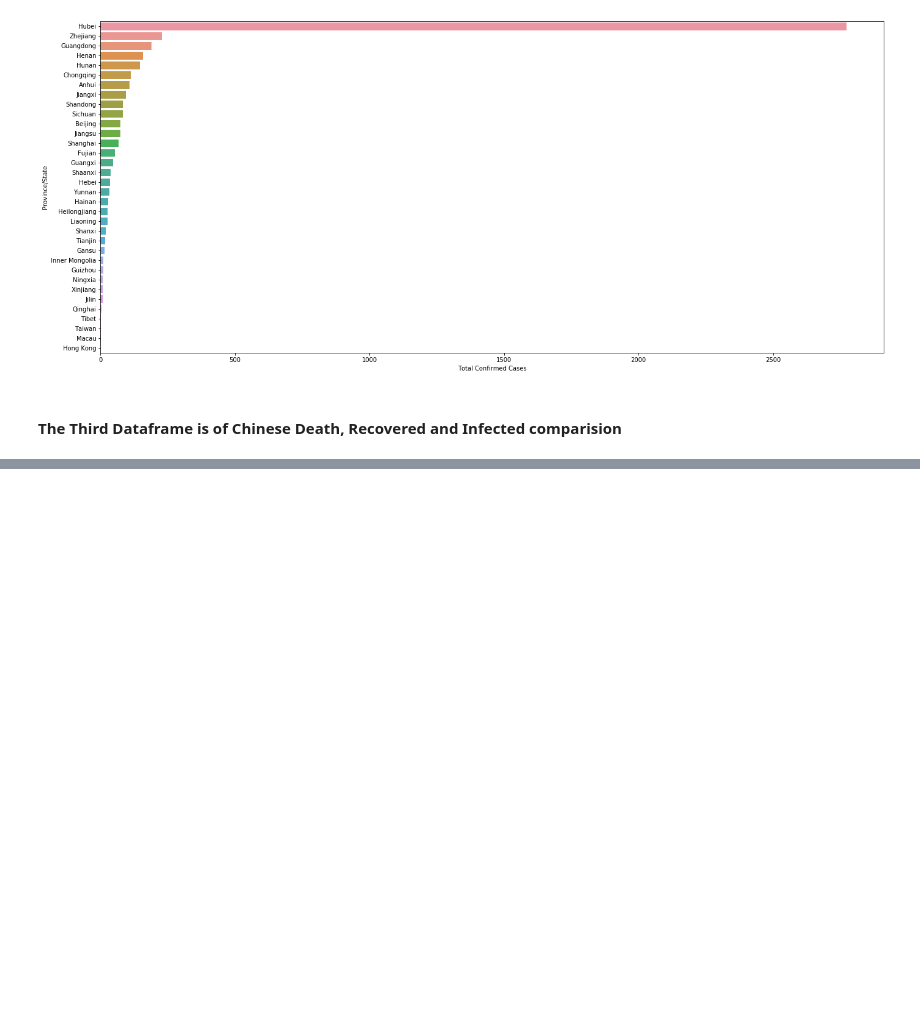
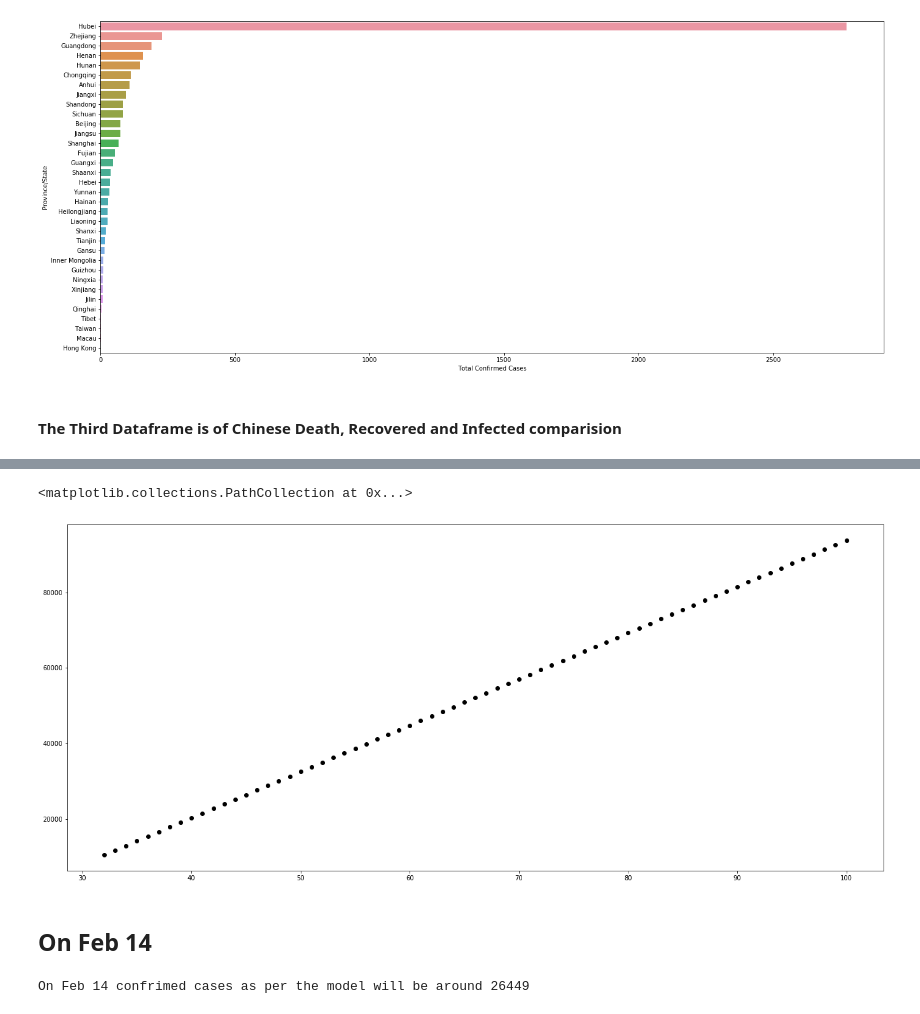
Before and after one commit to iam-abbas/Coronavirus-Data-Visualization, a Jupyter notebook: 2019_nCoV.ipynb, the cells around one changed output, grey strips where cells are left out. Cells and saved outputs as stored; diff of their text form; code cells hidden in the pictures; blank space fills up the shorter version.

```diff
--- a/2019_nCoV.ipynb
+++ b/2019_nCoV.ipynb
@@ -185,0 +208,12 @@ sns.despine(left=True, bottom=True)
+# %%
+future_x = [[i] for i in range(32, 101)]
+plt.scatter(future_x, regr.predict(future_x),  color='black')
+# %% [output]
+<matplotlib.collections.PathCollection at 0x...>
+[figure, added]
+# %% [markdown]
+## **On Feb 14**
+# %%
+print("On Feb 14 confrimed cases as per the model will be around", int(regr.predict([[45]])[0][0]))
+# %% [output]
+On Feb 14 confrimed cases as per the model will be around 26449
```
Also changed, not shown: parts of 7 cells of this notebook.
